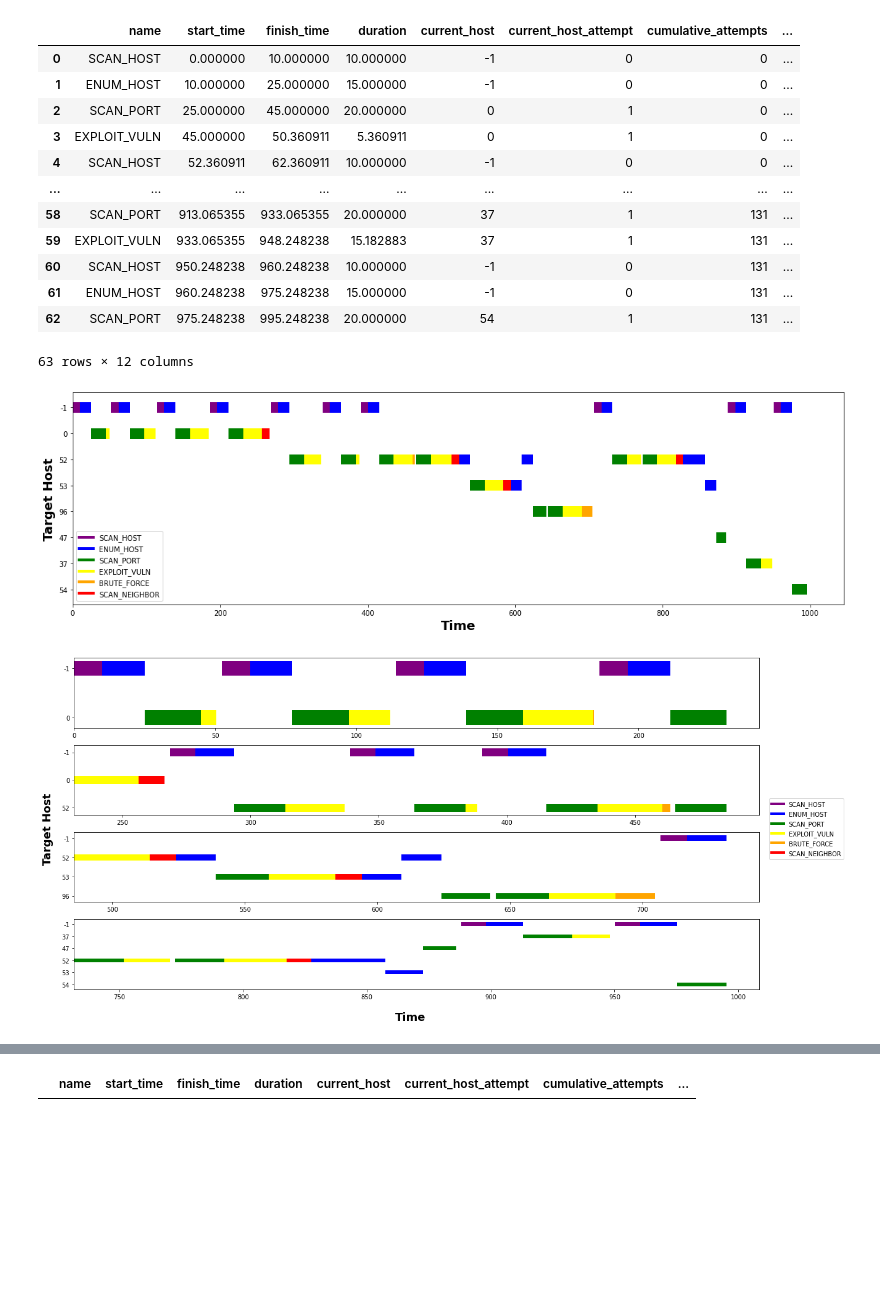
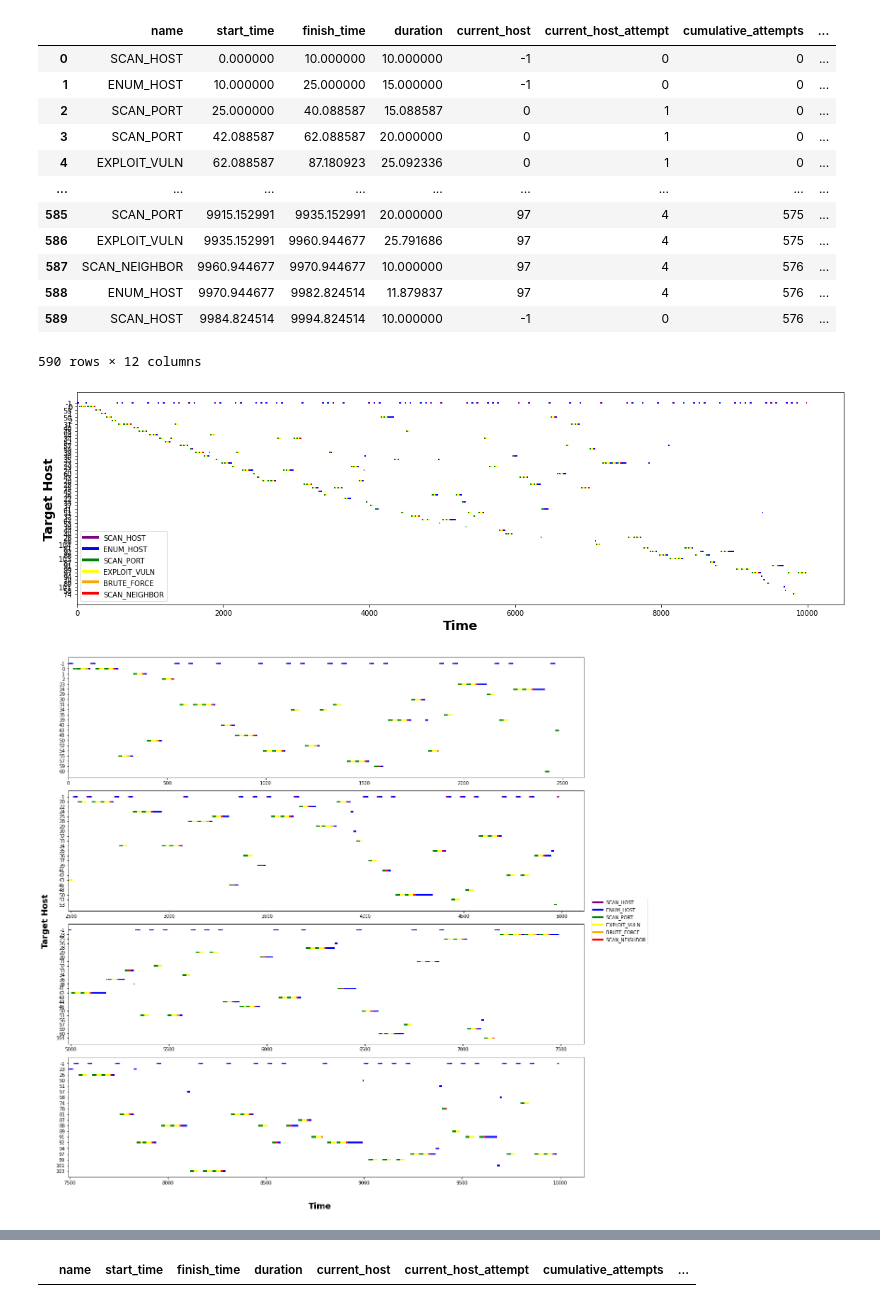
Before and after one commit to yuanyuan2000/MTDGame, a Jupyter notebook: data_analysis.ipynb, the cells around one changed output, grey strips where cells are left out. Saved outputs shown, nothing was run; the diff lists cells and outputs as text; code cells hidden in the pictures; blank space fills up the shorter version.

Commit message:
amending mtd scheme

```diff
--- a/data_analysis.ipynb
+++ b/data_analysis.ipynb
@@ -8,10 +8,10 @@ import numpy as np
 from matplotlib.lines import Line2D
 
 current_directory = os.getcwd()
-time = 1000
-mtd_type = 'shuffle_diversity'
-attack_operation_record = pd.read_csv(current_directory+ '\\data_analysis\\attack_operation_record_'+str(time)+'_'+mtd_type+'.csv')
-mtd_operation_record = pd.read_csv(current_directory+'\\data_analysis\\mtd_operation_record_'+str(time)+'_'+mtd_type+'.csv')
+time = 10000
+scheme = 'randomly'
+attack_operation_record = pd.read_csv(current_directory+ '\\data_analysis\\attack_operation_record_'+str(time)+'_'+scheme+'.csv')
+mtd_operation_record = pd.read_csv(current_directory+'\\data_analysis\\mtd_operation_record_'+str(time)+'_'+scheme+'.csv')
 # %%
 mtd_operation_record.head()
 # %% [output]
@@ -43,16 +43,16 @@ attack_operation_record
 |  | name | start_time | finish_time | duration | current_host | current_host_attempt | cumulative_attempts | ... |
 | 0 | SCAN_HOST | 0.000000 | 10.000000 | 10.000000 | -1 | 0 | 0 | ... |
 | 1 | ENUM_HOST | 10.000000 | 25.000000 | 15.000000 | -1 | 0 | 0 | ... |
-| 2 | SCAN_PORT | 25.000000 | 45.000000 | 20.000000 | 0 | 1 | 0 | ... |
-| 3 | EXPLOIT_VULN | 45.000000 | 50.360911 | 5.360911 | 0 | 1 | 0 | ... |
-| 4 | SCAN_HOST | 52.360911 | 62.360911 | 10.000000 | -1 | 0 | 0 | ... |
+| 2 | SCAN_PORT | 25.000000 | 40.088587 | 15.088587 | 0 | 1 | 0 | ... |
+| 3 | SCAN_PORT | 42.088587 | 62.088587 | 20.000000 | 0 | 1 | 0 | ... |
+| 4 | EXPLOIT_VULN | 62.088587 | 87.180923 | 25.092336 | 0 | 1 | 0 | ... |
 | ... | ... | ... | ... | ... | ... | ... | ... | ... |
-| 58 | SCAN_PORT | 913.065355 | 933.065355 | 20.000000 | 37 | 1 | 131 | ... |
-| 59 | EXPLOIT_VULN | 933.065355 | 948.248238 | 15.182883 | 37 | 1 | 131 | ... |
-| 60 | SCAN_HOST | 950.248238 | 960.248238 | 10.000000 | -1 | 0 | 131 | ... |
-| 61 | ENUM_HOST | 960.248238 | 975.248238 | 15.000000 | -1 | 0 | 131 | ... |
-| 62 | SCAN_PORT | 975.248238 | 995.248238 | 20.000000 | 54 | 1 | 131 | ... |
+| 585 | SCAN_PORT | 9915.152991 | 9935.152991 | 20.000000 | 97 | 4 | 575 | ... |
+| 586 | EXPLOIT_VULN | 9935.152991 | 9960.944677 | 25.791686 | 97 | 4 | 575 | ... |
+| 587 | SCAN_NEIGHBOR | 9960.944677 | 9970.944677 | 10.000000 | 97 | 4 | 576 | ... |
+| 588 | ENUM_HOST | 9970.944677 | 9982.824514 | 11.879837 | 97 | 4 | 576 | ... |
+| 589 | SCAN_HOST | 9984.824514 | 9994.824514 | 10.000000 | -1 | 0 | 576 | ... |
-63 rows × 12 columns
+590 rows × 12 columns
 # %%
 fig2, ax2 = plt.subplots(1, figsize=(16, 5))
 
@@ -74,31 +74,31 @@ fig2.tight_layout()
 plt.savefig('data_analysis/attack_action_record.png')
 plt.show()
 # %% [output]
-[figure, old version]
+[figure, new version]
 # %%
-fig3, ax3 = plt.subplots(figsize=(16, 8))
+fig3, ax3 = plt.subplots(figsize=(16, 16))
 
 # Set common labels
 fig3.text(0.5, -0.03, 'Time', ha='center', va='center', weight='bold', fontsize=18)
 fig3.text(-0.01, 0.5, 'Target Host', ha='center', va='center', rotation='vertical', weight='bold', fontsize=18)
 fig3.legend(attack_action_legend, attack_action_legend_name, loc='center left', bbox_to_anchor=(1, 0.5))
 
 for i in [1,2,3,4]:
     plt.subplot(4, 1, i)
     sub_record = attack_operation_record[(attack_operation_record['finish_time']<=int(time * i/4)) & (attack_operation_record['finish_time'] > int(time * (i-1)/4))]
     sub_record = sub_record.sort_values(by=['current_host'])
     plt.barh(y=sub_record['current_host'].astype(str), width=sub_record['duration'], left=sub_record['start_time'], height=0.3, color=sub_record['color'])
     plt.gca().invert_yaxis()
 
 plt.tight_layout()
 plt.savefig('data_analysis/attack_action_record_subplots.png', bbox_inches="tight")
 plt.show()
 # how to combine different MTD techniques
 # executed at the same time / alternatively / randomly / at different rates
 # implement same time execution MTDs at fixed interval
 # individual/ subnet / full
 # %% [output]
-[figure, old version]
+[figure, new version]
 # %%
 fig4, ax4 = plt.subplots(1, figsize=(16, 5))
 ax4.barh(attack_operation_record['name'], attack_operation_record['duration'], left=attack_operation_record['start_time'], height=0.1, zorder=1)
```
Also changed, not shown: parts of 5 cells of this notebook, 36 other files.
